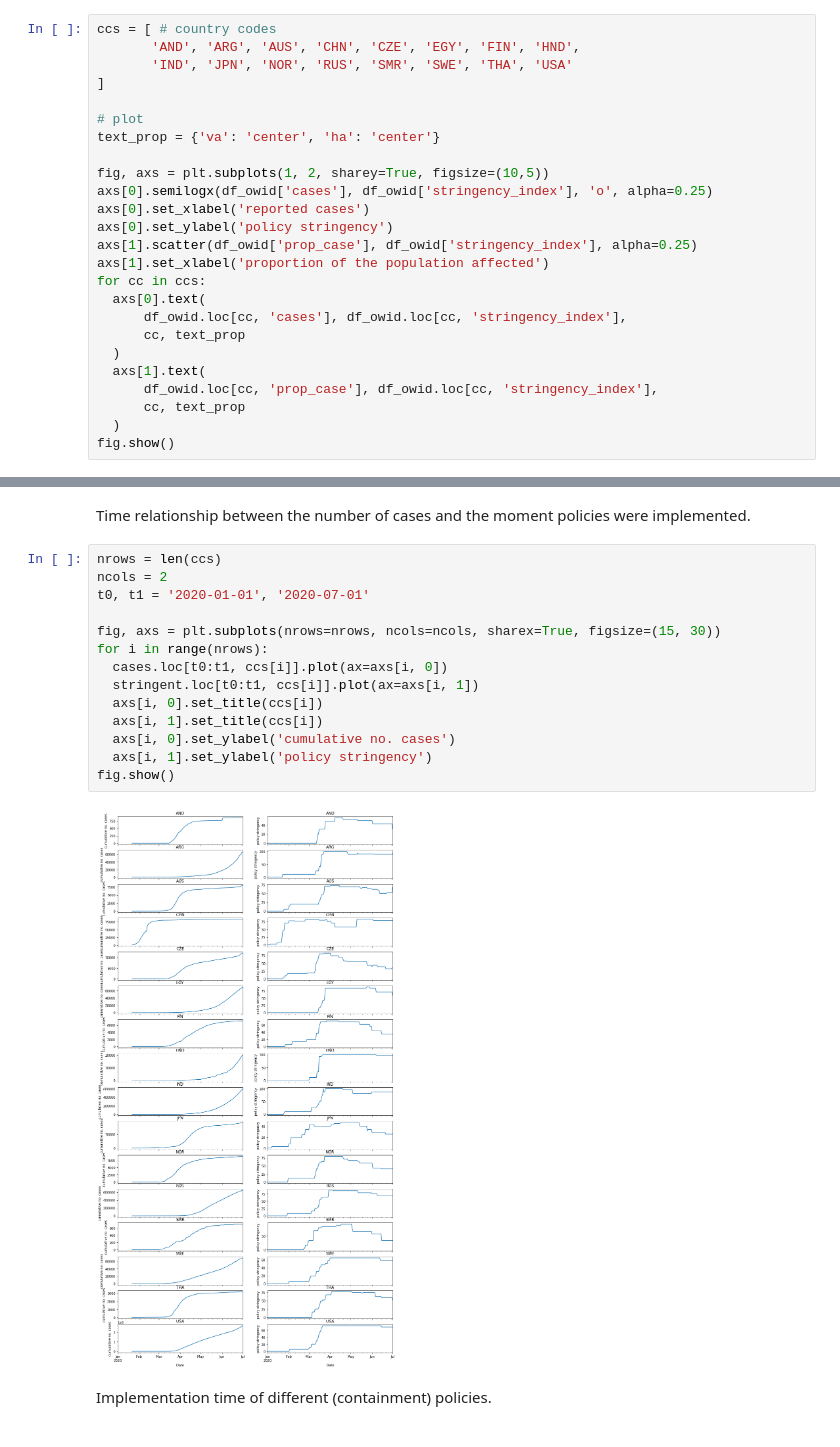
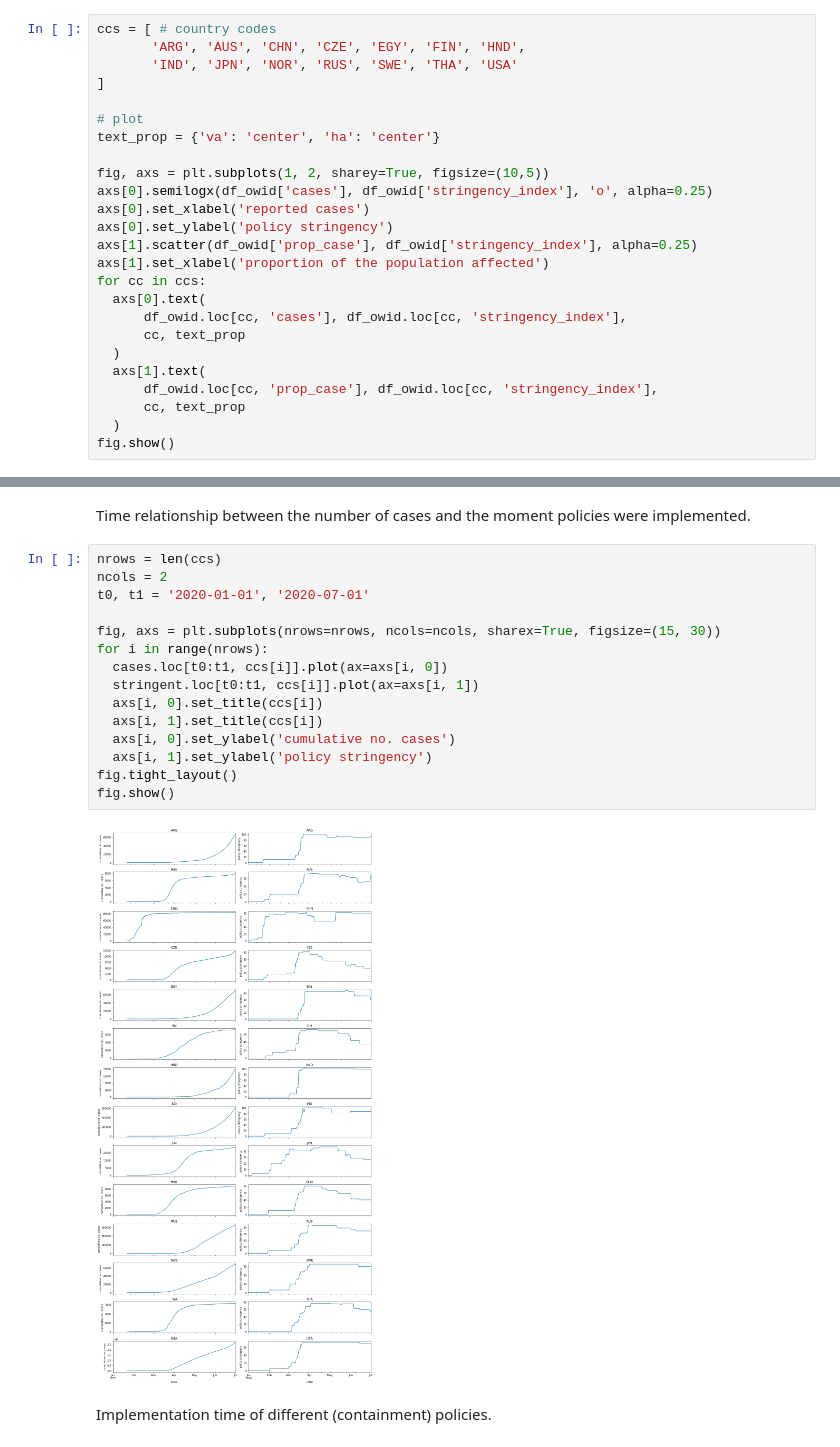
Before and after one commit to alexmadrinanfdez/covid-policy-analysis, a Jupyter notebook: eda.ipynb, the cells around one changed output, grey strips where cells are left out. Cells and saved outputs as stored; diff of their text form.

```diff
--- a/eda.ipynb
+++ b/eda.ipynb
@@ -214,8 +228,8 @@ fig.show()
 Interesting final objectives for analysis. Potential targets.
 # %%
 ccs = [ # country codes
-       'AND', 'ARG', 'AUS', 'CHN', 'CZE', 'EGY', 'FIN', 'HND',
-       'IND', 'JPN', 'NOR', 'RUS', 'SMR', 'SWE', 'THA', 'USA'
+       'ARG', 'AUS', 'CHN', 'CZE', 'EGY', 'FIN', 'HND',
+       'IND', 'JPN', 'NOR', 'RUS', 'SWE', 'THA', 'USA'
 ]
 
 # plot
@@ -531,19 +544,20 @@ Time relationship between the number of cases and the moment policies were imple
 # %%
 nrows = len(ccs)
 ncols = 2
 t0, t1 = '2020-01-01', '2020-07-01'
 
 fig, axs = plt.subplots(nrows=nrows, ncols=ncols, sharex=True, figsize=(15, 30))
 for i in range(nrows):
   cases.loc[t0:t1, ccs[i]].plot(ax=axs[i, 0])
   stringent.loc[t0:t1, ccs[i]].plot(ax=axs[i, 1])
   axs[i, 0].set_title(ccs[i])
   axs[i, 1].set_title(ccs[i])
   axs[i, 0].set_ylabel('cumulative no. cases')
   axs[i, 1].set_ylabel('policy stringency')
+fig.tight_layout()
 fig.show()
 # %% [output]
-[figure, old version]
+[figure, new version]
 # %% [markdown]
 Implementation time of different (containment) policies.
 # %%
```
Also changed, not shown: parts of 64 cells of this notebook, 1 other file.
